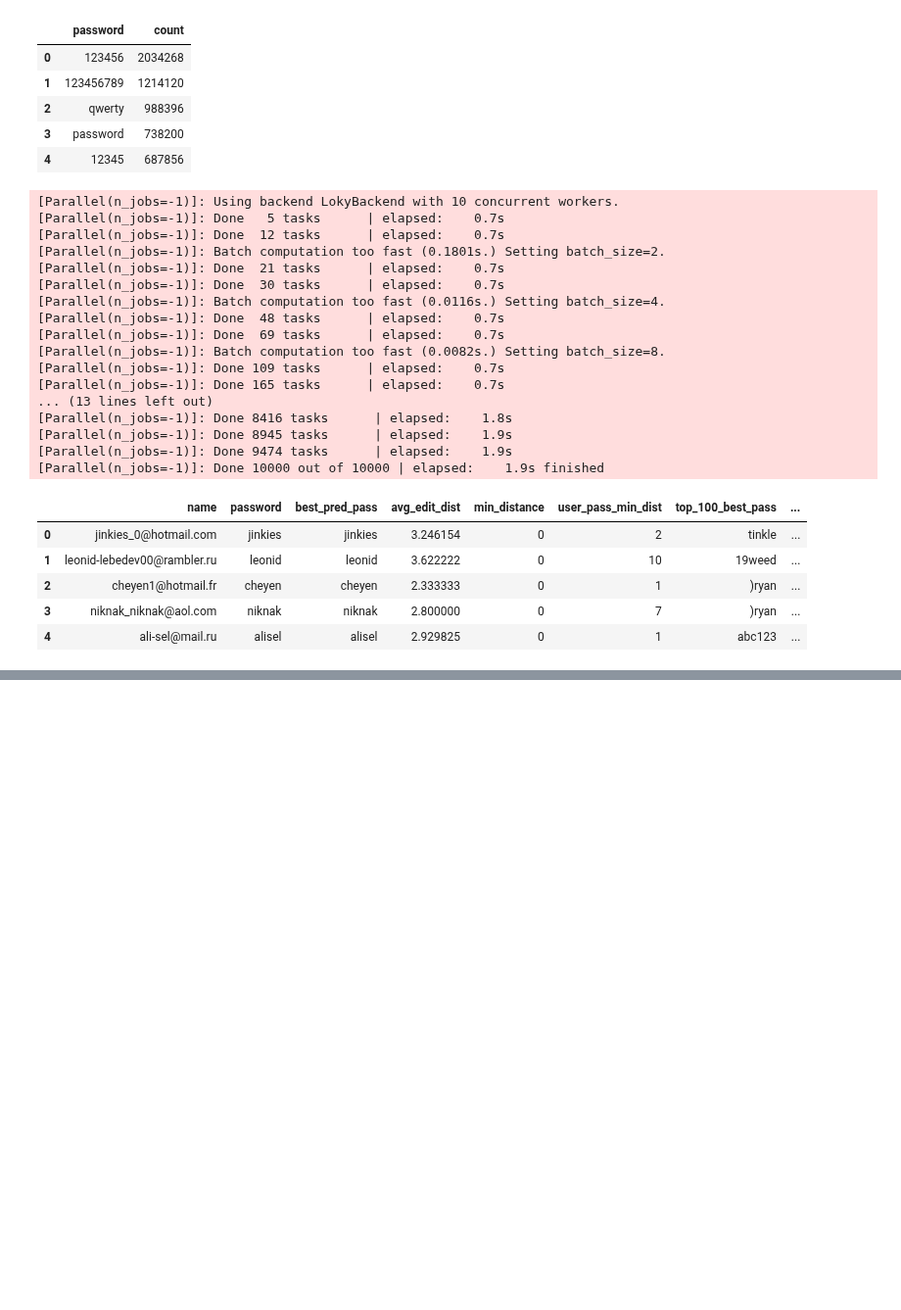
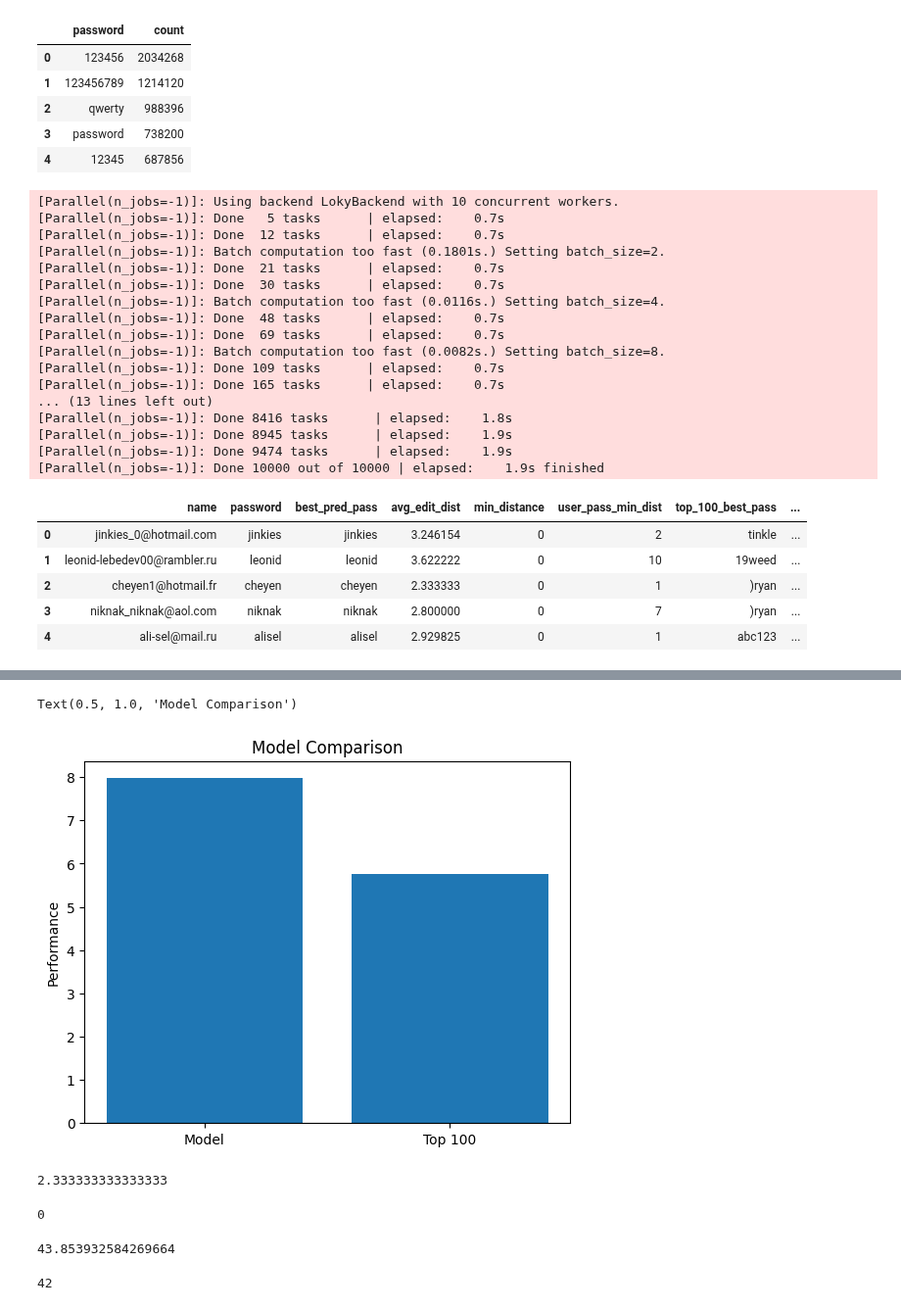
Before and after one commit to themains/guesspass, a Jupyter notebook: notebooks/3.1_results.ipynb, the cells around one changed output, grey strips where cells are left out. Shown at 98% size. Drawn from its saved outputs; the diff is of its cells as text; code cells hidden in the pictures; blank space fills up the shorter version.

```diff
--- a/notebooks/3.1_results.ipynb
+++ b/notebooks/3.1_results.ipynb
@@ -138,0 +212,26 @@ df.to_csv("data/org_test_results_final.csv", index=False)
+# %%
+x = ['Model', 'Top 100']
+y = [df['avg_edit_dist'].mean(), df['top_100_min_distance'].mean()]
+
+plt.bar(x, y)
+plt.ylabel('Performance')
+plt.title('Model Comparison')
+# %% [output]
+Text(0.5, 1.0, 'Model Comparison')
+[figure, added]
+# %%
+df['avg_edit_dist'].min()
+# %% [output]
+2.333333333333333
+# %%
+df['top_100_min_distance'].min()
+# %% [output]
+0
+# %%
+df['avg_edit_dist'].max()
+# %% [output]
+43.853932584269664
+# %%
+df['top_100_min_distance'].max()
+# %% [output]
+42
```
Also changed, not shown: parts of 8 cells of this notebook.
